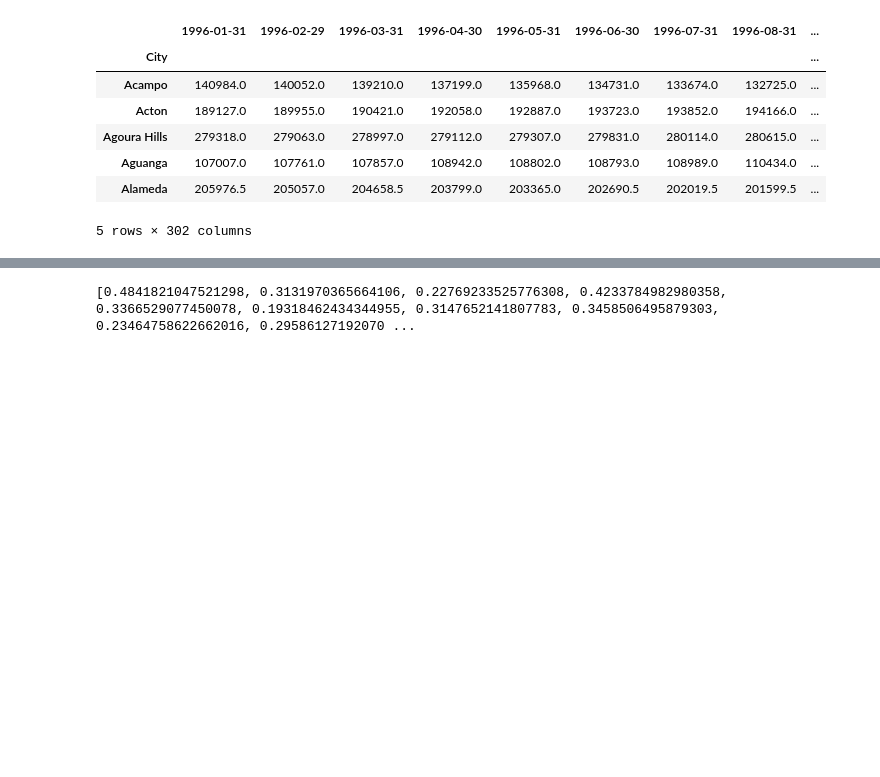
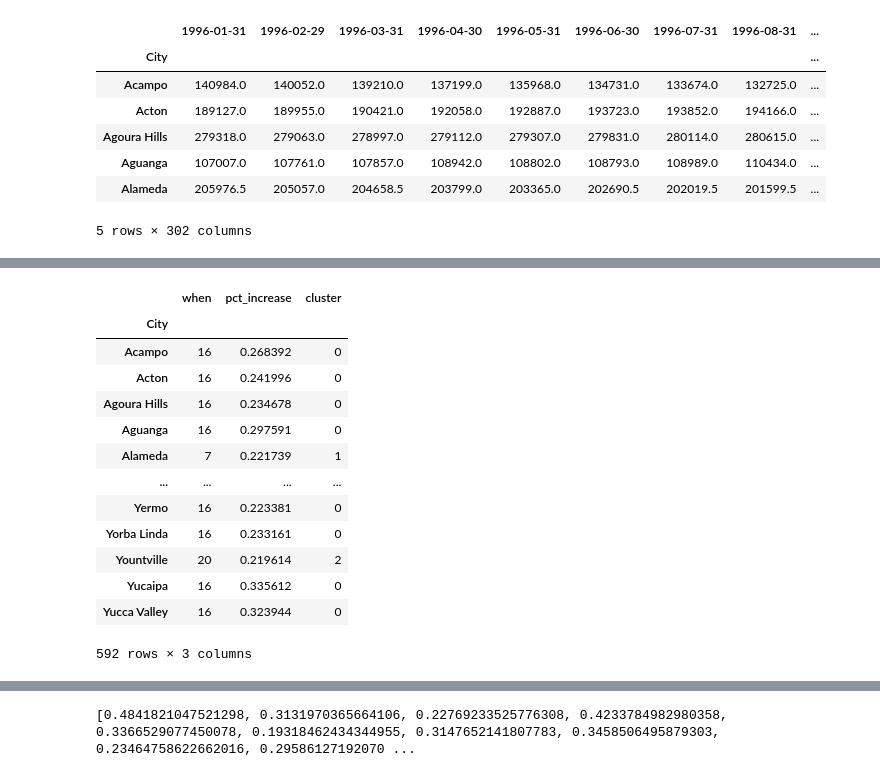
Before and after one commit to mightlee123/Project-2, a Jupyter notebook: Project_2.ipynb, the cells around one changed output, grey strips where cells are left out. Saved outputs shown, nothing was run; the diff lists cells and outputs as text; code cells hidden in the pictures; blank space fills up the shorter version.

```diff
--- a/Project_2.ipynb
+++ b/Project_2.ipynb
@@ -67,0 +152,20 @@ group_ca_price_df.head()
+# %%
+y_predictd=km_model.fit_predict(peek_df[["when","pct_increase"]])
+#y_predictd
+peek_df["cluster"]=y_predictd
+peek_df
+# %% [output]
+|  | when | pct_increase | cluster |
+| City |  |  |  |
+| Acampo | 16 | 0.268392 | 0 |
+| Acton | 16 | 0.241996 | 0 |
+| Agoura Hills | 16 | 0.234678 | 0 |
+| Aguanga | 16 | 0.297591 | 0 |
+| Alameda | 7 | 0.221739 | 1 |
+| ... | ... | ... | ... |
+| Yermo | 16 | 0.223381 | 0 |
+| Yorba Linda | 16 | 0.233161 | 0 |
+| Yountville | 20 | 0.219614 | 2 |
+| Yucaipa | 16 | 0.335612 | 0 |
+| Yucca Valley | 16 | 0.323944 | 0 |
+592 rows × 3 columns
```
Also changed, not shown: parts of 21 cells of this notebook.
